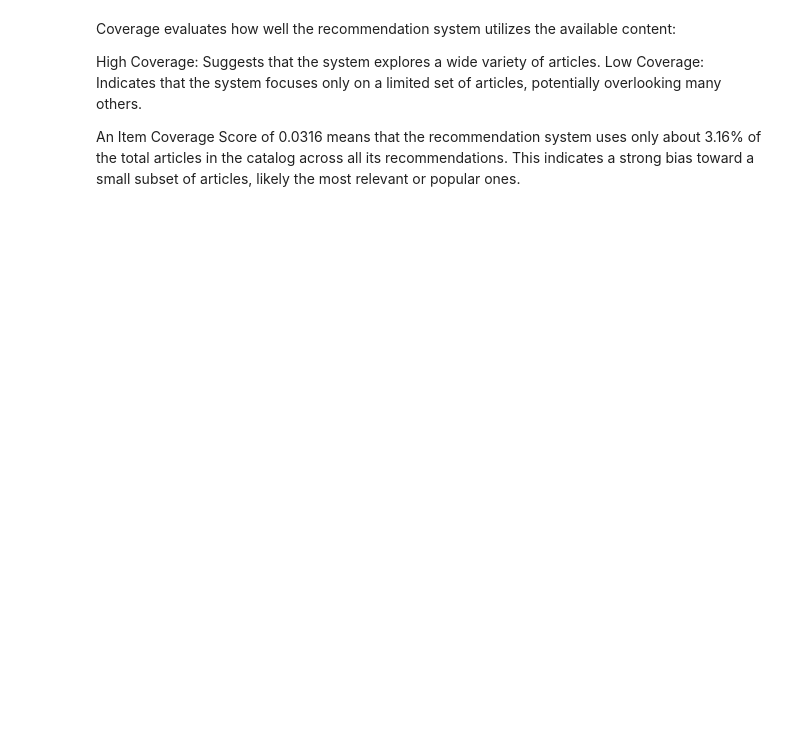
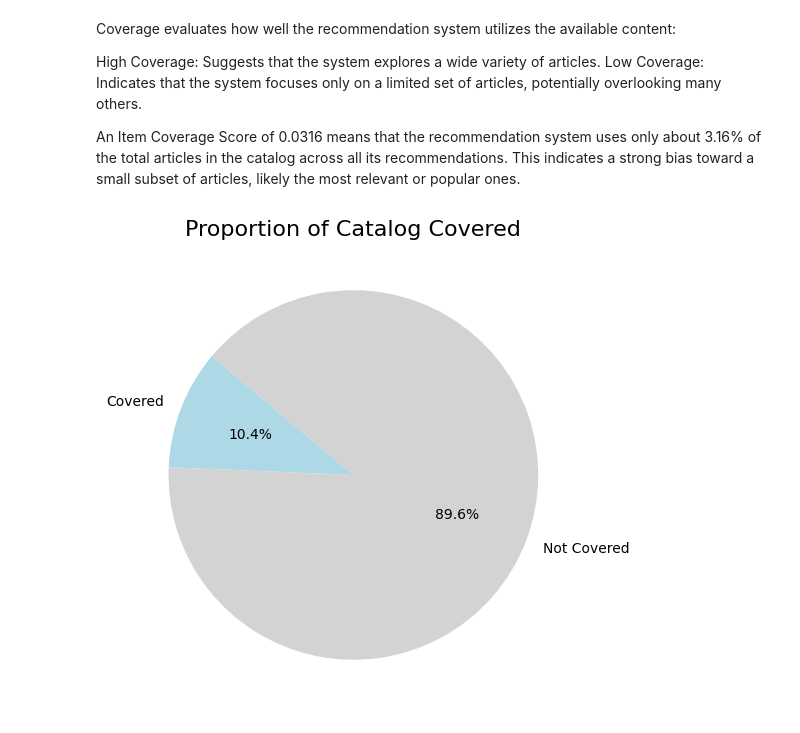
Before and after one commit to AugustBirch/02456_RecSys, a Jupyter notebook: News_Recommendation_Model_FINAL.ipynb, the cells around one changed output. Saved outputs shown, nothing was run; the diff lists cells and outputs as text; code cells hidden in the pictures; blank space fills up the shorter version.

```diff
--- a/News_Recommendation_Model_FINAL.ipynb
+++ b/News_Recommendation_Model_FINAL.ipynb
@@ -669,9 +567,10 @@ Epoch 16/16
 <keras.src.callbacks.history.History at 0x...>
 # %%
+# HERE WE PASS THE VALIDATION DATA THROUGH THE MODEL TO MAKE PREDICTIONS AND COMPUTE THE VALIDATION AUC
+
 # Make predictions
-"""
-predictions = model.predict(test_dataset)
-labels = np.concatenate([y for x, y in test_dataset], axis=0)
+predictions = model.predict(validation_dataset)
+labels = np.concatenate([y for x, y in validation_dataset], axis=0)
 
 # Flatten arrays
 predictions_flat = predictions.flatten()
@@ -679,6 +578,5 @@ labels_flat = labels.flatten()
 
 # Compute AUC
 auc_score = roc_auc_score(labels_flat, predictions_flat)
-print(f"AUC on test data: {auc_score:.4f}")
-"""
+print(f"AUC on validation data: {auc_score:.4f}")
 # %% [output]
@@ -737,16 +631,16 @@ test_predictions = model.predict(inputs)
 # Ethical aspects
 # %%
 # Extract the column article_ids_inview from df_test_behaviors
-candidate_articles_test = df_test_behaviors['article_ids_inview'].tolist()
+candidate_articles = df_valid_behaviors['article_ids_inview'].tolist()
 
 # Convert the IDs to strings (only once necessary)
-candidate_articles_test = [[str(article) for article in articles] for articles in candidate_articles_test]
+candidate_articles = [[str(article) for article in articles] for articles in candidate_articles]
 
 # Convert all article_id values to strings in the embedding dataframe (if necessary)
 embedding_df['article_id'] = embedding_df['article_id'].astype(str)
 
 # Flatten the list of lists to create a set of unique candidate article IDs
-candidate_articles_flat = set(article for sublist in candidate_articles_test for article in sublist)
+candidate_articles_flat = set(article for sublist in candidate_articles for article in sublist)
 embedding_articles = set(embedding_df['article_id'])
 
 # Common articles
@@ -762,30 +656,30 @@ Number of missing articles: 0
 # %%
 # Extract the Top-N recommendations (e.g., Top-5)
 top_n = 10
-recommendations_test = [np.argsort(-pred)[:top_n] for pred in predictions]
+recommendations = [np.argsort(-pred)[:top_n] for pred in predictions]
 
 # Convert indices from recommendations_test to article IDs
-article_id_recommendations_test = [
-    [candidate_articles_test[user_idx][idx] for idx in rec_list if idx < len(candidate_articles_test[user_idx])]
-    for user_idx, rec_list in enumerate(recommendations_test)
+article_id_recommendations = [
+    [candidate_articles[user_idx][idx] for idx in rec_list if idx < len(candidate_articles[user_idx])]
+    for user_idx, rec_list in enumerate(recommendations)
 ]
 
 # Convert article_id from strings to integers
-article_id_recommendations_test = [
+article_id_recommendations = [
     [int(article) for article in rec_list]
-    for rec_list in article_id_recommendations_test
+    for rec_list in article_id_recommendations
 ]
 
 # Filter: Keep only article_id values that have embeddings
-article_id_recommendations_test = [
+article_id_recommendations = [
     [article for article in rec_list if article in article_to_index]
-    for rec_list in article_id_recommendations_test
+    for rec_list in article_id_recommendations
 ]
 
 # Convert article_id values to embedding indices
 mapped_recommendations = [
     [article_to_index[article] for article in rec_list if article in article_to_index]
-    for rec_list in article_id_recommendations_test
+    for rec_list in article_id_recommendations
 ]
 
 # Retrieve embeddings for the recommended lists
@@ -1071,6 +975,6 @@ def calculate_item_coverage(recommendations, total_articles):
 
     # Coverage is the fraction of unique articles recommended
     return recommended_articles, len(recommended_articles) / total_articles
-recommended_articles,_ = calculate_item_coverage(article_id_recommendations_test, total_articles)
-_,coverage_score = calculate_item_coverage(article_id_recommendations_test, total_articles)
+recommended_articles,_ = calculate_item_coverage(article_id_recommendations, total_count)
+_,coverage_score = calculate_item_coverage(article_id_recommendations, total_count)
 print(f"Item Coverage Score: {coverage_score:.4f}")
@@ -1085,16 +991,18 @@ This indicates a strong bias toward a small subset of articles, likely the most
 # %%
 def plot_coverage_pie(recommended_articles, total_articles):
     coverage_score = len(recommended_articles) / total_articles
     plt.figure(figsize=(8, 6))
     plt.pie(
         [coverage_score, 1 - coverage_score],
         labels=["Covered", "Not Covered"],
         autopct="%1.1f%%",
         colors=["lightblue", "lightgrey"],
         startangle=140
     )
     plt.title("Proportion of Catalog Covered", fontsize=16)
     plt.show()
 
 # Example usage
-plot_coverage_pie(recommended_articles, total_articles)
+plot_coverage_pie(recommended_articles, total_count)
+# %% [output]
+[figure, added]
```
Also changed, not shown: parts of 40 cells of this notebook.
